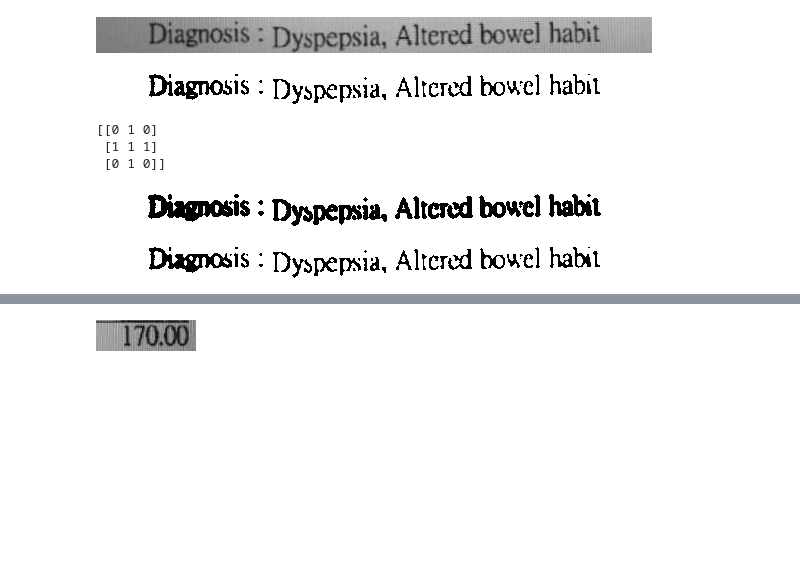
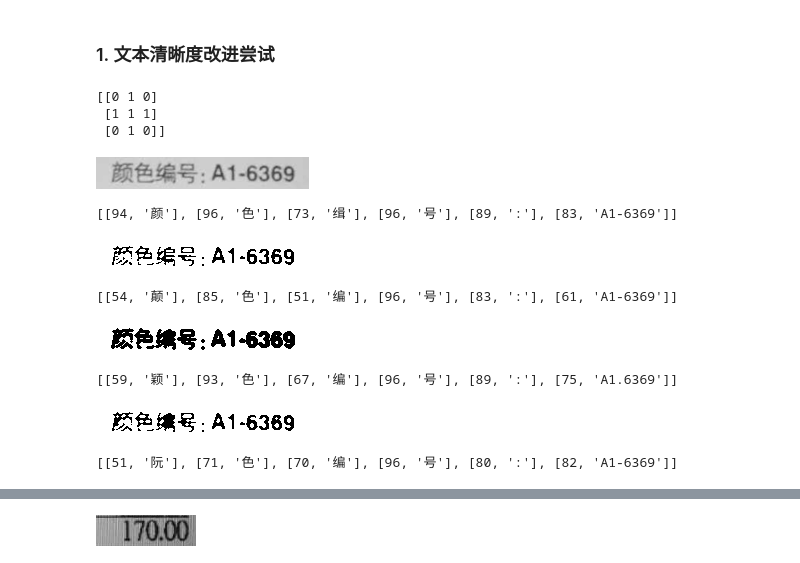
Before and after one commit to vance-coder/OCR, a Jupyter notebook: pre_precess.ipynb, the cells around one changed output, grey strips where cells are left out. Cells and saved outputs as stored; diff of their text form; code cells hidden in the pictures; blank space fills up the shorter version.

```diff
--- a/pre_precess.ipynb
+++ b/pre_precess.ipynb
@@ -1,43 +1,72 @@
+# %% [markdown]
+### 1. 文本清晰度改进尝试
 # %%
 from IPython.display import display
 import matplotlib.pyplot as plt
 import cv2
 import numpy as np
 from PIL import Image
+from glob import glob
+import pytesseract
 
-# mport cv2.cv as cv
-img = cv2.imread('./images/29.png')
+def text_recognition(img):
+    conf = '-l chi_sim --oem 3 --psm 7 -c load_system_dawg=0 -c load_freq_dawg=0'
+    df = pytesseract.image_to_data(img, output_type=pytesseract.Output.DATAFRAME, config=conf)
+    df = df[df.conf>0][['conf', 'text']]
+    return df.to_dict('split').get('data')
+
+
+# import cv2.cv as cv
+# /Users/liuliangjun/Downloads/test6.png
+# ./images/test5.png
+img = cv2.imread('./images/test5.png')  #  test4 test1 test5
+img = cv2.resize(img, (213, 32))
 GrayImage = cv2.cvtColor(img, cv2.COLOR_BGR2GRAY)
-display(Image.fromarray(GrayImage))
-ret, thresh1 = cv2.threshold(GrayImage, 110, 255, cv2.THRESH_BINARY)
-display(Image.fromarray(thresh1))
+
+# 二值化
+# 模式 THRESH_BINARY THRESH_TRUNC THRESH_TOZERO
+ret, thresh1 = cv2.threshold(GrayImage, 150, 255, cv2.THRESH_BINARY)
 # ret,thresh2=cv2.threshold(GrayImage,130,255,cv2.THRESH_BINARY_INV)
+
+# 定义卷积核
 kernel = np.uint8(np.zeros((3, 3)))
 kernel[1][1] = 1
 kernel[0][1] = 1
 kernel[1][0] = 1
 kernel[1][2] = 1
 kernel[2][1] = 1
 
 # for x in range(3):
 #     kernel[x, 2] = 1
 #     kernel[2, x] = 1
 print(kernel)
+
+# 原图
+display(Image.fromarray(GrayImage))
+print(text_recognition(GrayImage))
+
+# 二值化
+display(Image.fromarray(thresh1))
+print(text_recognition(thresh1))
+
 # 腐蚀图像
 eroded = cv2.erode(thresh1, kernel)
 display(Image.fromarray(eroded))
-
-# display(Image.fromarray(255 - eroded))
+print(text_recognition(eroded))
 
 # 膨胀图像
 dilated = cv2.dilate(eroded, kernel)
-
 display(Image.fromarray(dilated))
+print(text_recognition(dilated))
 # %% [output]
+[[0 1 0]
+ [1 1 1]
+ [0 1 0]]
-[figure, old version]
+[figure, new version]
+[[94, '颜'], [96, '色'], [73, '缉'], [96, '号'], [89, ':'], [83, 'A1-6369']]
-[figure, old version]
+[figure, new version]
-[[0 1 0]
- [1 1 1]
- [0 1 0]]
+[[54, '颠'], [85, '色'], [51, '编'], [96, '号'], [83, ':'], [61, 'A1-6369']]
-[figure, old version]
+[figure, new version]
+[[59, '颖'], [93, '色'], [67, '编'], [96, '号'], [89, ':'], [75, 'A1.6369']]
-[figure, old version]
+[figure, new version]
+[[51, '阮'], [71, '色'], [70, '编'], [96, '号'], [80, ':'], [82, 'A1-6369']]
```
Also changed, not shown: parts of 9 cells of this notebook, 5 other files.
